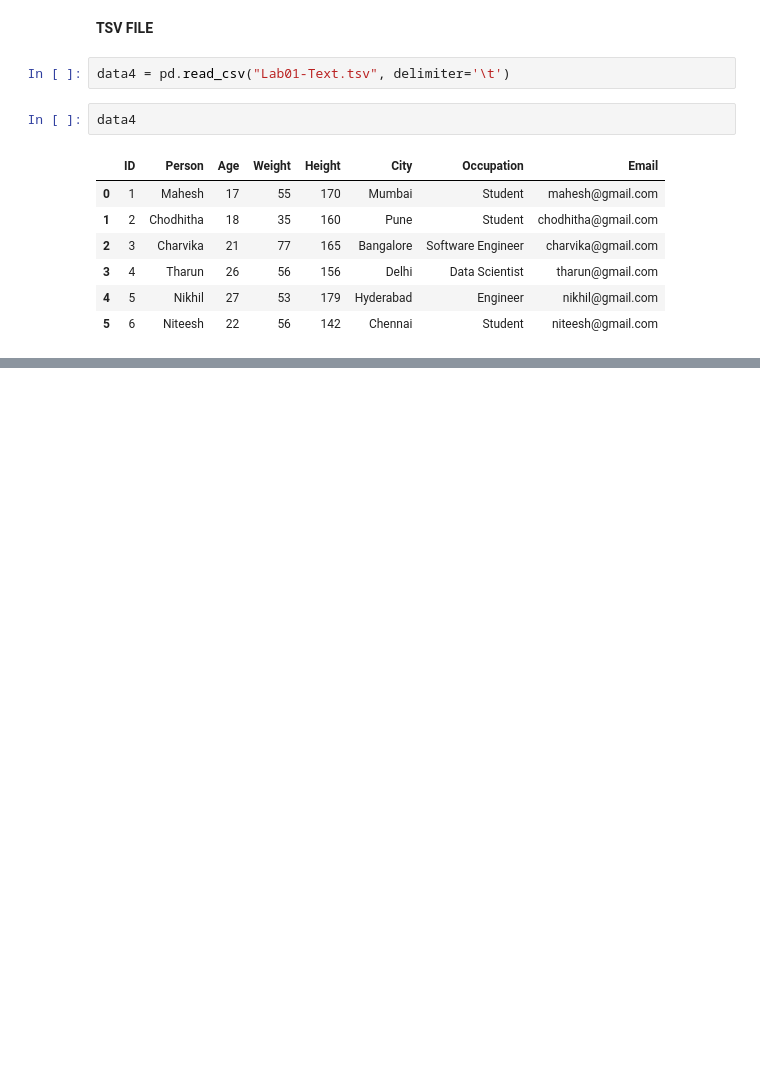
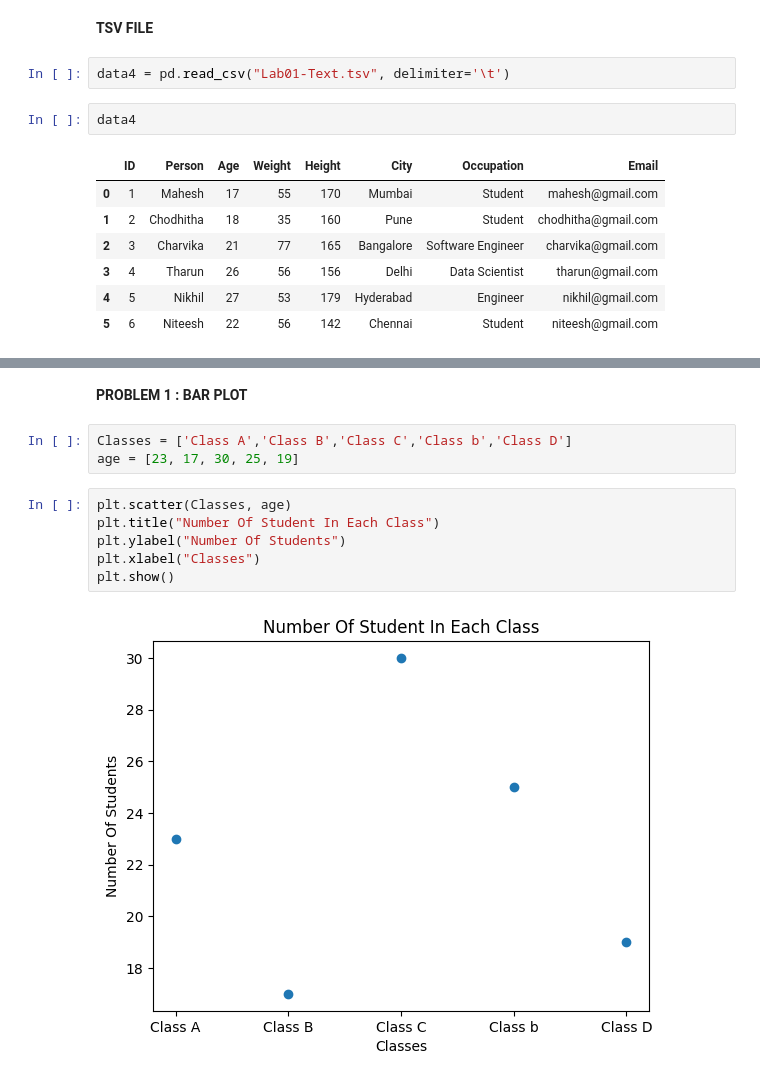
Before and after one commit to Mahesh-ch06/AIML_2303A52037, a Jupyter notebook: Lab1.ipynb, the cells around one changed output, grey strips where cells are left out. Drawn from its saved outputs; the diff is of its cells as text; blank space fills up the shorter version.

```diff
--- a/Lab1.ipynb
+++ b/Lab1.ipynb
@@ -176,0 +228,13 @@ data4
+# %% [markdown]
+**PROBLEM 1 : BAR PLOT**
+# %%
+Classes = ['Class A','Class B','Class C','Class b','Class D']
+age = [23, 17, 30, 25, 19]
+# %%
+plt.scatter(Classes, age)
+plt.title("Number Of Student In Each Class")
+plt.ylabel("Number Of Students")
+plt.xlabel("Classes")
+plt.show()
+# %% [output]
+[figure, added]
```
Also changed, not shown: parts of 6 cells of this notebook.
